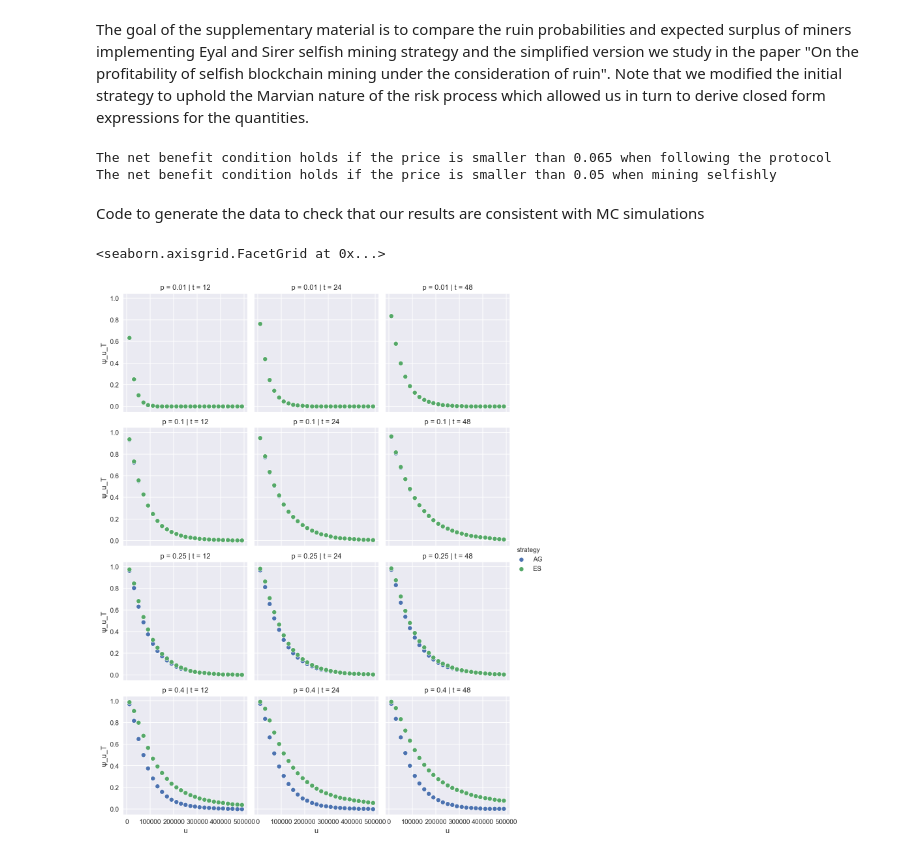
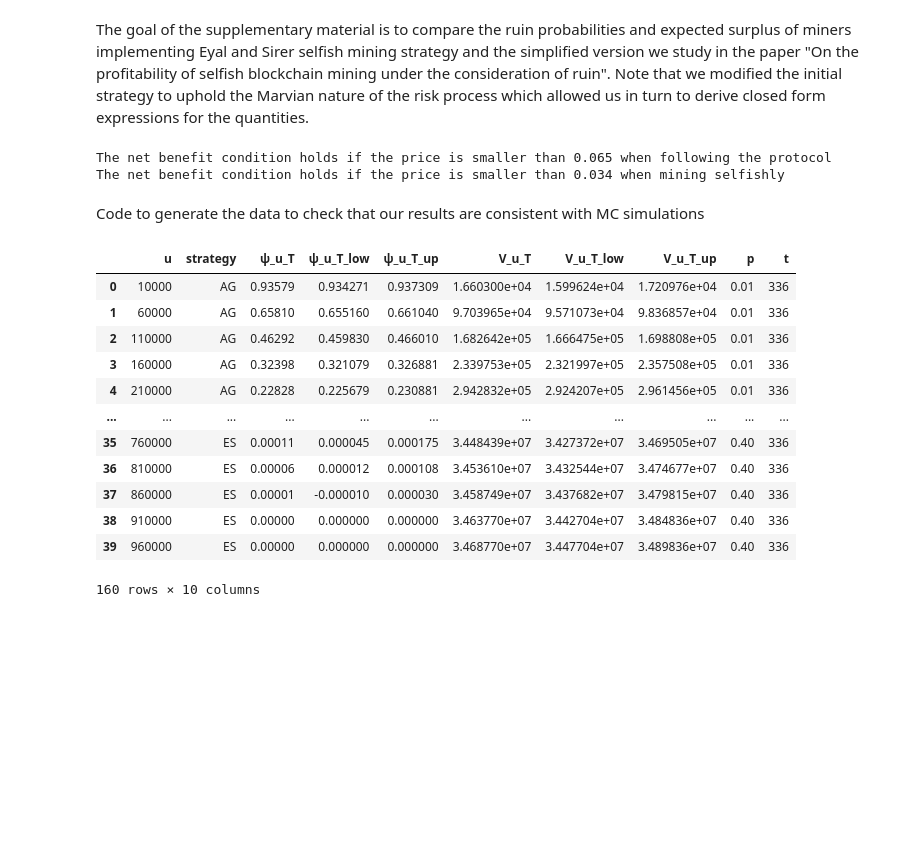
Before and after one commit to LaGauffre/Blockchain_mining_risk_analysis, a Jupyter notebook: Python/supplementary_material_notebook.ipynb, the cells around one changed output. Saved outputs shown, nothing was run; the diff lists cells and outputs as text; code cells hidden in the pictures; blank space fills up the shorter version.

```diff
--- a/Python/supplementary_material_notebook.ipynb
+++ b/Python/supplementary_material_notebook.ipynb
@@ -46,7 +46,7 @@ The time unit is the hour so λ = 6
 # %% [markdown]
 The goal of the supplementary material is to compare the ruin probabilities and expected surplus of miners implementing Eyal and Sirer selfish mining strategy and the simplified version we study in the paper "On the profitability of selfish blockchain mining under the consideration of ruin". Note that we modified the initial strategy to uphold the Marvian nature of the risk process which allowed us in turn to derive closed form expressions for the quantities.
 # %%
-λ, t, p, q =6, 12, 0.2 , 0.5
+λ, t, p, q =6, 12, 0.01 , 0.5
 denom = 1+2*p-p**2
 p_U = [(1+p*(1-p)+p*(1-p)**2*(1-q))/denom, (p*q*(1-p)**2)/denom, (p**2+p**2*(1-p))/denom]
 
@@ -58,4 +58,4 @@ print('The net benefit condition holds if the price is smaller than '
       ' when mining selfishly')
 # %% [output]
 The net benefit condition holds if the price is smaller than 0.065 when following the protocol
-The net benefit condition holds if the price is smaller than 0.05 when mining selfishly
+The net benefit condition holds if the price is smaller than 0.034 when mining selfishly
@@ -63,48 +66,55 @@ The net benefit condition holds if the price is smaller than 0.05 when mining se
 Code to generate the data to check that our results are consistent with MC simulations
 # %%
 π_W = 0.03
-u_vec = np.arange(10000, 500000, 20000) # Sequence of initial reserves
-rg, K = Generator(PCG64(123)), 10000 #Number of sample path
+u_vec = np.arange(10000, 1000000, 50000) # Sequence of initial reserves
+rg, K = Generator(PCG64(123)), 100000 #Number of sample path
 Z_0 = 0
 ψ_V_MC_df = pd.DataFrame()
 p_seq = [0.01, 0.1, 0.25, 0.4]
-t_seq = [12, 24, 48]
+t_seq = [24*14]
 for t in t_seq:
     for p in p_seq:
         c = p * π_W * W
         sim_data = sim_data_self_T_ES(t, λ, p, q, Z_0, K, rg)
         res_T = [V_T_self_MC_ES(u, t, λ, p, q, b, c, sim_data) for u in u_vec]
         res_ES = np.array([res_T[k]['ES_selfish'] for k in range(len(res_T))])
         res_AG = np.array([res_T[k]['AG_selfish'] for k in range(len(res_T))])
 
         ψ_V_MC_AG = pd.DataFrame({'u':u_vec,
                             'strategy':np.repeat("AG",len(u_vec)),
                             'ψ_u_T':res_AG[:,0],
                             'ψ_u_T_low':res_AG[:,0] - res_AG[:,1],
                             'ψ_u_T_up':res_AG[:,0] + res_AG[:,1],
-                            'V_u_T':res_AG[:,2]-u_vec,
+                            'V_u_T':res_AG[:,2],
                             'V_u_T_low':res_AG[:,2] - res_AG[:,3] ,
                             'V_u_T_up':res_AG[:,2] + res_AG[:,3] }
                             )
         ψ_V_MC_ES = pd.DataFrame({'u':u_vec,
                             'strategy':np.repeat("ES",len(u_vec)),
                             'ψ_u_T':res_ES[:,0],
                             'ψ_u_T_low':res_ES[:,0] - res_ES[:,1],
                             'ψ_u_T_up':res_ES[:,0] + res_ES[:,1],
-                            'V_u_T':res_ES[:,2]-u_vec,
+                            'V_u_T':res_ES[:,2],
                             'V_u_T_low':res_ES[:,2] - res_ES[:,3] ,
                             'V_u_T_up':res_ES[:,2] + res_ES[:,3] }
                             )
 
         ψ_V_MC_temp = pd.concat([ψ_V_MC_AG, ψ_V_MC_ES], ignore_index=True)
         ψ_V_MC_temp['p'] = np.repeat(p, 2 * len(u_vec))
         ψ_V_MC_temp['t'] = np.repeat(t, 2 * len(u_vec))
         ψ_V_MC_df = pd.concat([ψ_V_MC_df, ψ_V_MC_temp])
 ψ_V_MC_df
+# %% [output]
+|  | u | strategy | ψ_u_T | ψ_u_T_low | ψ_u_T_up | V_u_T | V_u_T_low | V_u_T_up | p | t |
+| 0 | 10000 | AG | 0.93579 | 0.934271 | 0.937309 | 1.660300e+04 | 1.599624e+04 | 1.720976e+04 | 0.01 | 336 |
+| 1 | 60000 | AG | 0.65810 | 0.655160 | 0.661040 | 9.703965e+04 | 9.571073e+04 | 9.836857e+04 | 0.01 | 336 |
+| 2 | 110000 | AG | 0.46292 | 0.459830 | 0.466010 | 1.682642e+05 | 1.666475e+05 | 1.698808e+05 | 0.01 | 336 |
+| 3 | 160000 | AG | 0.32398 | 0.321079 | 0.326881 | 2.339753e+05 | 2.321997e+05 | 2.357508e+05 | 0.01 | 336 |
+| 4 | 210000 | AG | 0.22828 | 0.225679 | 0.230881 | 2.942832e+05 | 2.924207e+05 | 2.961456e+05 | 0.01 | 336 |
+| ... | ... | ... | ... | ... | ... | ... | ... | ... | ... | ... |
+| 35 | 760000 | ES | 0.00011 | 0.000045 | 0.000175 | 3.448439e+07 | 3.427372e+07 | 3.469505e+07 | 0.40 | 336 |
+| 36 | 810000 | ES | 0.00006 | 0.000012 | 0.000108 | 3.453610e+07 | 3.432544e+07 | 3.474677e+07 | 0.40 | 336 |
+| 37 | 860000 | ES | 0.00001 | -0.000010 | 0.000030 | 3.458749e+07 | 3.437682e+07 | 3.479815e+07 | 0.40 | 336 |
+| 38 | 910000 | ES | 0.00000 | 0.000000 | 0.000000 | 3.463770e+07 | 3.442704e+07 | 3.484836e+07 | 0.40 | 336 |
+| 39 | 960000 | ES | 0.00000 | 0.000000 | 0.000000 | 3.468770e+07 | 3.447704e+07 | 3.489836e+07 | 0.40 | 336 |
+160 rows × 10 columns
-# %%
-g = sns.FacetGrid(ψ_V_MC_df, row="p", col="t", hue = "strategy", margin_titles = False)
-g.map(sns.scatterplot, "u", "ψ_u_T")
-g.add_legend()
-# %% [output]
-<seaborn.axisgrid.FacetGrid at 0x...>
-[figure, removed]
```
Also changed, not shown: parts of 7 cells of this notebook, 36 other files.
